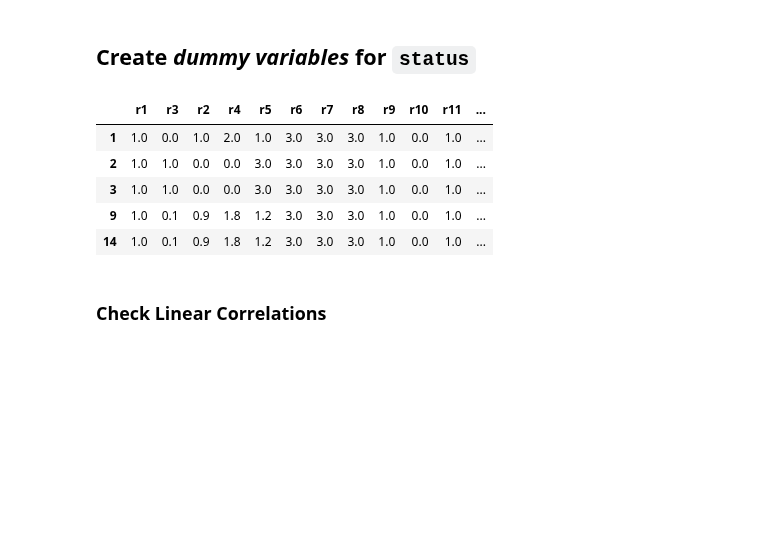
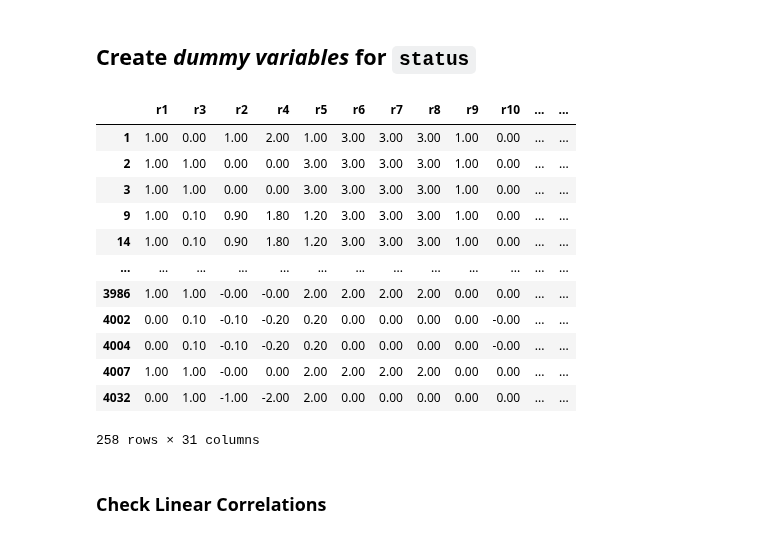
Before and after one commit to costasmexis/phd, a Jupyter notebook: gem_reduction/study_dataset.ipynb, the cells around one changed output. Saved outputs shown, nothing was run; the diff lists cells and outputs as text; code cells hidden in the pictures; blank space fills up the shorter version.

```diff
--- a/gem_reduction/study_dataset.ipynb
+++ b/gem_reduction/study_dataset.ipynb
@@ -122,27 +136,27 @@ df.head()
 # %%
-deletions = pd.DataFrame()
+# deletions = pd.DataFrame()
 
-for rxn in rxn_deletable:
-    deletions[rxn] = np.nan
+# for rxn in rxn_deletable:
+#     deletions[rxn] = np.nan
 
-deletions['id'] = df['id']
-deletions.tail()
+# deletions['id'] = df['id']
+# deletions.tail()
 
-for row in range(deletions.shape[0]):
+# for row in range(deletions.shape[0]):
 
-    deleted_rxn = deletions.iloc[row]['id']
+#     deleted_rxn = deletions.iloc[row]['id']
 
-    for col in deletions.columns:
-        if(col in deleted_rxn): deletions[col].iloc[row] = 1
+#     for col in deletions.columns:
+#         if(col in deleted_rxn): deletions[col].iloc[row] = 1
 
-deletions.fillna(0, inplace=True)
+# deletions.fillna(0, inplace=True)
 
-new_names = []
-for col in deletions.columns:
-    new_names.append('del_'+col)
+# new_names = []
+# for col in deletions.columns:
+#     new_names.append('del_'+col)
 
-deletions.columns = new_names
-deletions.drop('del_id', axis=1, inplace=True)
+# deletions.columns = new_names
+# deletions.drop('del_id', axis=1, inplace=True)
 
-df = pd.concat([df, deletions], axis=1)
-df.head()
+# df = pd.concat([df, deletions], axis=1)
+# df.head()
@@ -161,3 +163,3 @@ See the caveats in the documentation: https://pandas.pydata.org/pandas-docs/stab
 # %%
-pd.set_option('display.max_columns', None)
-df.tail()
+# pd.set_option('display.max_columns', None)
+# df.tail()
@@ -222,14 +224,21 @@ See the caveats in the documentation: https://pandas.pydata.org/pandas-docs/stab
 # %%
 dummy_status = pd.get_dummies(df['status'])
 df = pd.concat([df, dummy_status], axis=1)
-df.head()
+df
 # %% [output]
-|  | r1 | r3 | r2 | r4 | r5 | r6 | r7 | r8 | r9 | r10 | r11 | ... |
-| 1 | 1.0 | 0.0 | 1.0 | 2.0 | 1.0 | 3.0 | 3.0 | 3.0 | 1.0 | 0.0 | 1.0 | ... |
-| 2 | 1.0 | 1.0 | 0.0 | 0.0 | 3.0 | 3.0 | 3.0 | 3.0 | 1.0 | 0.0 | 1.0 | ... |
-| 3 | 1.0 | 1.0 | 0.0 | 0.0 | 3.0 | 3.0 | 3.0 | 3.0 | 1.0 | 0.0 | 1.0 | ... |
-| 9 | 1.0 | 0.1 | 0.9 | 1.8 | 1.2 | 3.0 | 3.0 | 3.0 | 1.0 | 0.0 | 1.0 | ... |
-| 14 | 1.0 | 0.1 | 0.9 | 1.8 | 1.2 | 3.0 | 3.0 | 3.0 | 1.0 | 0.0 | 1.0 | ... |
+|  | r1 | r3 | r2 | r4 | r5 | r6 | r7 | r8 | r9 | r10 | ... | ... |
+| 1 | 1.00 | 0.00 | 1.00 | 2.00 | 1.00 | 3.00 | 3.00 | 3.00 | 1.00 | 0.00 | ... | ... |
+| 2 | 1.00 | 1.00 | 0.00 | 0.00 | 3.00 | 3.00 | 3.00 | 3.00 | 1.00 | 0.00 | ... | ... |
+| 3 | 1.00 | 1.00 | 0.00 | 0.00 | 3.00 | 3.00 | 3.00 | 3.00 | 1.00 | 0.00 | ... | ... |
+| 9 | 1.00 | 0.10 | 0.90 | 1.80 | 1.20 | 3.00 | 3.00 | 3.00 | 1.00 | 0.00 | ... | ... |
+| 14 | 1.00 | 0.10 | 0.90 | 1.80 | 1.20 | 3.00 | 3.00 | 3.00 | 1.00 | 0.00 | ... | ... |
+| ... | ... | ... | ... | ... | ... | ... | ... | ... | ... | ... | ... | ... |
+| 3986 | 1.00 | 1.00 | -0.00 | -0.00 | 2.00 | 2.00 | 2.00 | 2.00 | 0.00 | 0.00 | ... | ... |
+| 4002 | 0.00 | 0.10 | -0.10 | -0.20 | 0.20 | 0.00 | 0.00 | 0.00 | 0.00 | -0.00 | ... | ... |
+| 4004 | 0.00 | 0.10 | -0.10 | -0.20 | 0.20 | 0.00 | 0.00 | 0.00 | 0.00 | -0.00 | ... | ... |
+| 4007 | 1.00 | 1.00 | -0.00 | 0.00 | 2.00 | 2.00 | 2.00 | 2.00 | 0.00 | 0.00 | ... | ... |
+| 4032 | 0.00 | 1.00 | -1.00 | -2.00 | 2.00 | 0.00 | 0.00 | 0.00 | 0.00 | 0.00 | ... | ... |
+258 rows × 31 columns
 # %% [markdown]
 ### Check Linear Correlations
 # %% [markdown]
```
Also changed, not shown: parts of 38 cells of this notebook.
